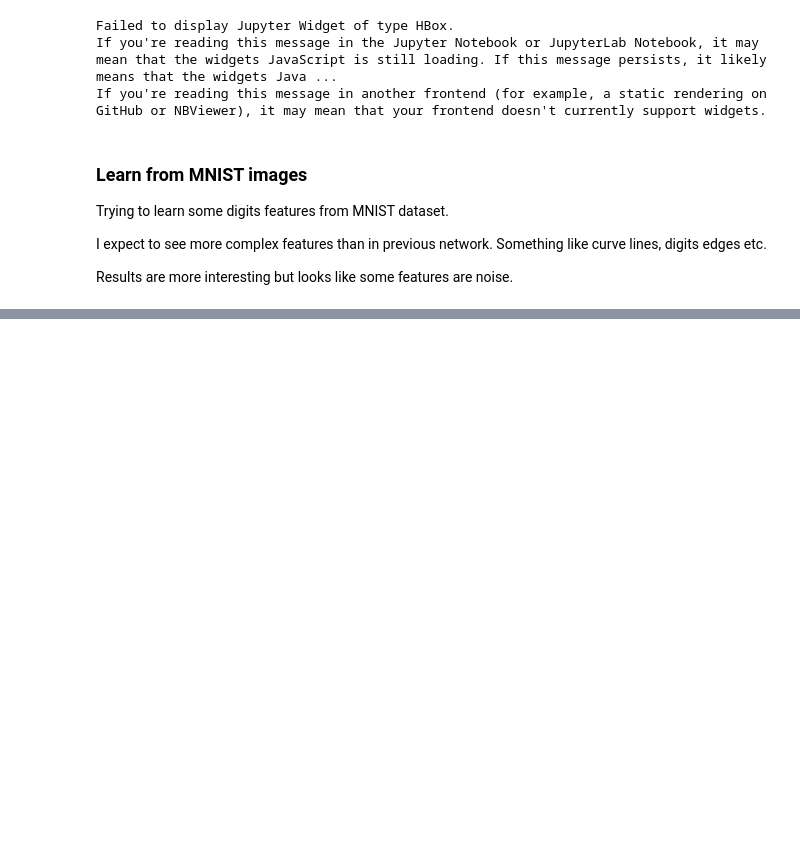
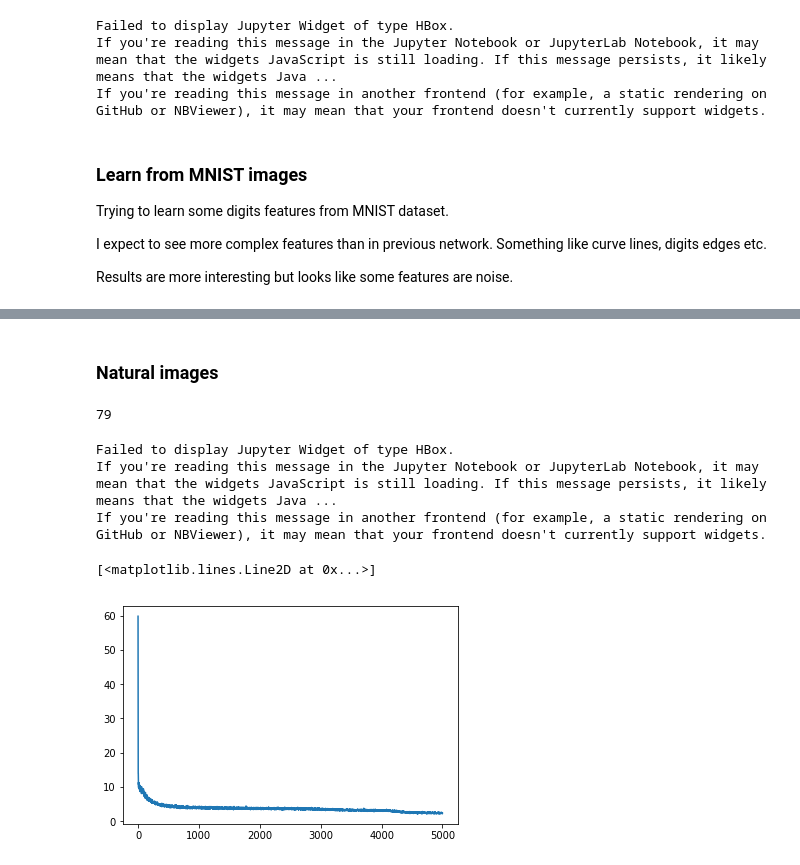
Before and after one commit to Vlad0922/sparse_coding, a Jupyter notebook: sparse_models.ipynb, the cells around one changed output, grey strips where cells are left out. Saved outputs shown, nothing was run; the diff lists cells and outputs as text; code cells hidden in the pictures; blank space fills up the shorter version.

Commit message:
[add] better natural representations

```diff
--- a/sparse_models.ipynb
+++ b/sparse_models.ipynb
@@ -305,0 +269,2 @@ for orig, rec, ax in zip(mnist_batch[:10], res, axes):
+# %% [markdown]
+### Natural images
@@ -305,0 +276,39 @@ for orig, rec, ax in zip(mnist_batch[:10], res, axes):
+# %%
+women_data = list()
+
+for fname in glob.glob('women_of_nasa/*.jpg'):
+    img = cv2.imread(fname, 0).astype(np.float32)/255.
+    img_small = cv2.resize(img, (0,0), fx=0.2, fy=0.2)
+
+    x, y = img_small.shape
+
+    img_cropped = img_small[int(x*0.1):int(x*0.9), int(y*0.1):int(y*0.9)]
+    women_data.append(img_cropped)
+# %%
+gc.collect(0)
+gc.collect(1)
+gc.collect(2)
+# %% [output]
+79
+# %%
+natural_hidden = 25
+natural_patch = 16
+# %%
+m = SparseAutoencoder(natural_patch*natural_patch, natural_hidden, prob=0.02, weight_lambda=0.00005, optimizer=tf.train.AdamOptimizer, lr=0.01)
+# %%
+loss_hist = list()
+
+for _ in tqdm.tnrange(5000):
+    batch = get_batch(women_data, 256, natural_patch)
+#     batch = normalize(batch)
+    cost = m.fit(batch)
+    loss_hist.append(cost)
+# %% [output]
+Failed to display Jupyter Widget of type HBox.
+If you're reading this message in the Jupyter Notebook or JupyterLab Notebook, it may mean that the widgets JavaScript is still loading. If this message persists, it likely means that the widgets Java ...
+If you're reading this message in another frontend (for example, a static rendering on GitHub or NBViewer), it may mean that your frontend doesn't currently support widgets.
+# %%
+plt.plot(loss_hist)
+# %% [output]
+[<matplotlib.lines.Line2D at 0x...>]
+[figure, added]
```
Also changed, not shown: parts of 31 cells of this notebook.
